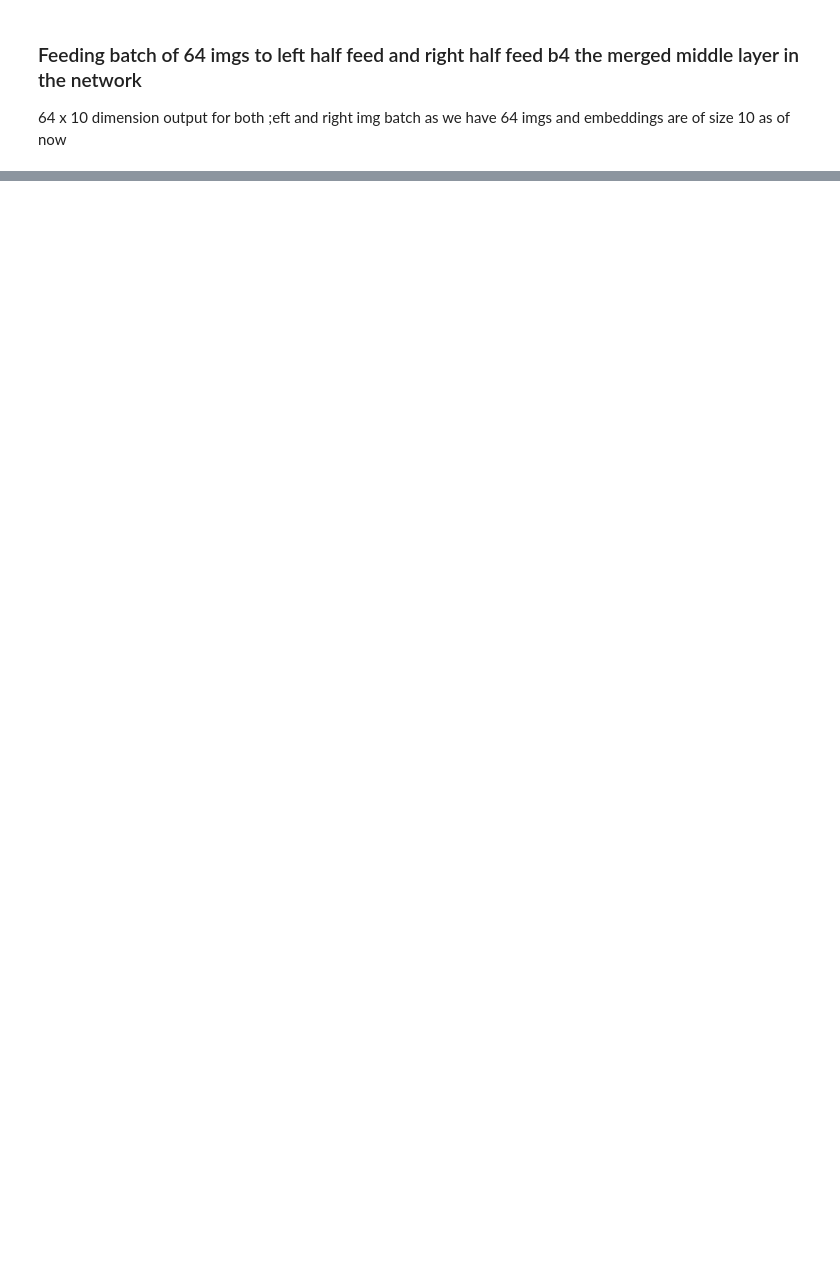
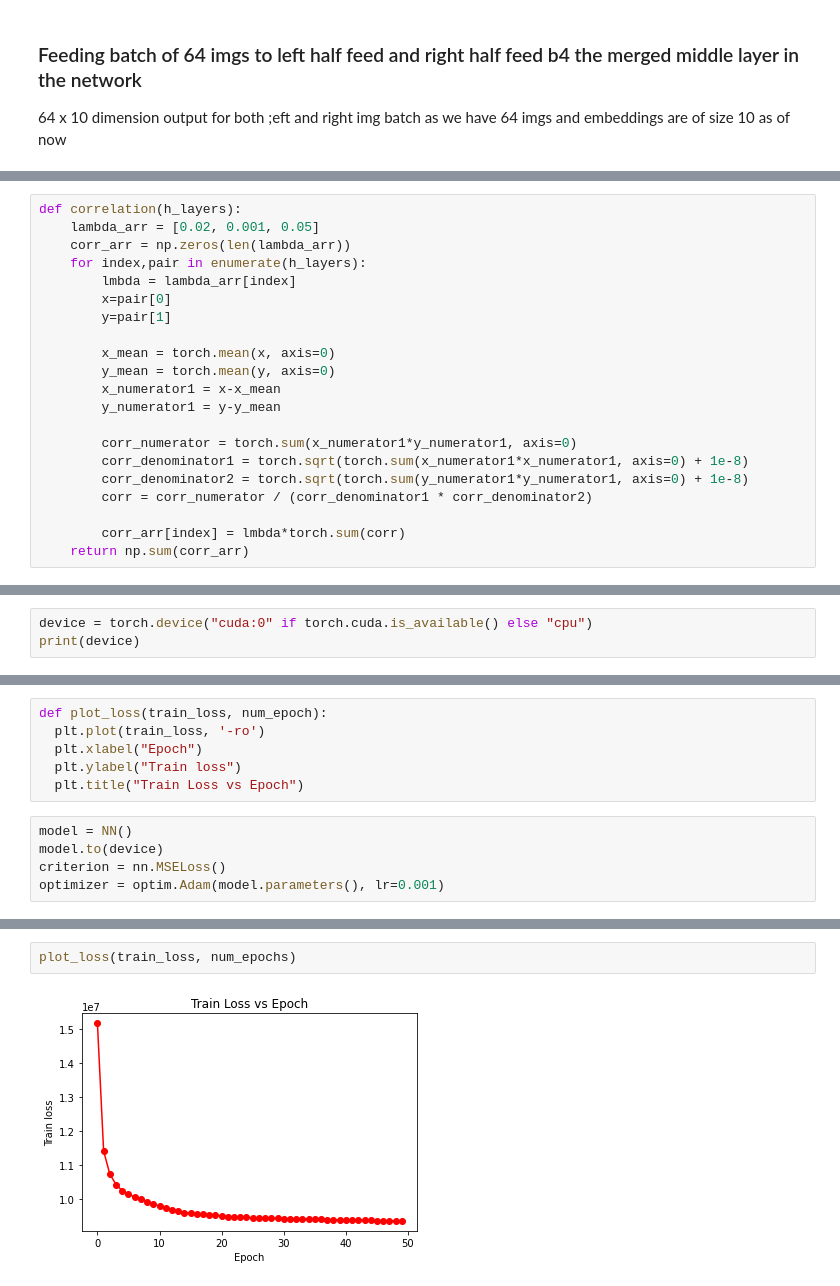
Before and after one commit to prashantdukecyfi/SMAI-CorMCNN-Project, a Jupyter notebook: smai_project_prashant.ipynb, the cells around one changed output, grey strips where cells are left out. Saved outputs shown, nothing was run; the diff lists cells and outputs as text; blank space fills up the shorter version.

```diff
--- a/smai_project_prashant.ipynb
+++ b/smai_project_prashant.ipynb
@@ -213 +301,22 @@ def correlation(h_layers):
+# %%
+def correlation(h_layers):
+    lambda_arr = [0.02, 0.001, 0.05]
+    corr_arr = np.zeros(len(lambda_arr))
+    for index,pair in enumerate(h_layers):
+        lmbda = lambda_arr[index]
+        x=pair[0]
+        y=pair[1]
+
+        x_mean = torch.mean(x, axis=0)
+        y_mean = torch.mean(y, axis=0)
+        x_numerator1 = x-x_mean
+        y_numerator1 = y-y_mean
+
+        corr_numerator = torch.sum(x_numerator1*y_numerator1, axis=0)
+        corr_denominator1 = torch.sqrt(torch.sum(x_numerator1*x_numerator1, axis=0) + 1e-8)
+        corr_denominator2 = torch.sqrt(torch.sum(y_numerator1*y_numerator1, axis=0) + 1e-8)
+        corr = corr_numerator / (corr_denominator1 * corr_denominator2)
+
+        corr_arr[index] = lmbda*torch.sum(corr)
+    return np.sum(corr_arr)
 # %%
@@ -241,0 +351,3 @@ for i in num_epochs:
+# %%
+device = torch.device("cuda:0" if torch.cuda.is_available() else "cpu")
+print(device)
@@ -241,0 +361,11 @@ for i in num_epochs:
+# %%
+def plot_loss(train_loss, num_epoch):
+  plt.plot(train_loss, '-ro')
+  plt.xlabel("Epoch")
+  plt.ylabel("Train loss")
+  plt.title("Train Loss vs Epoch")
+# %%
+model = NN()
+model.to(device)
+criterion = nn.MSELoss()
+optimizer = optim.Adam(model.parameters(), lr=0.001)
@@ -241,0 +416,4 @@ for i in num_epochs:
+# %%
+plot_loss(train_loss, num_epochs)
+# %% [output]
+[figure, added]
```
Also changed, not shown: parts of 25 cells of this notebook.
